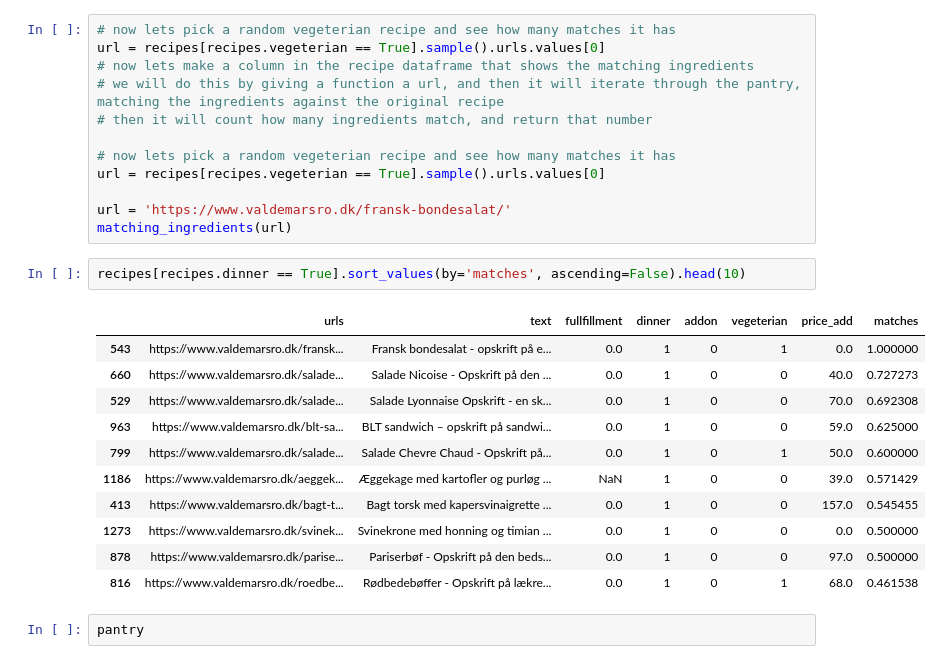
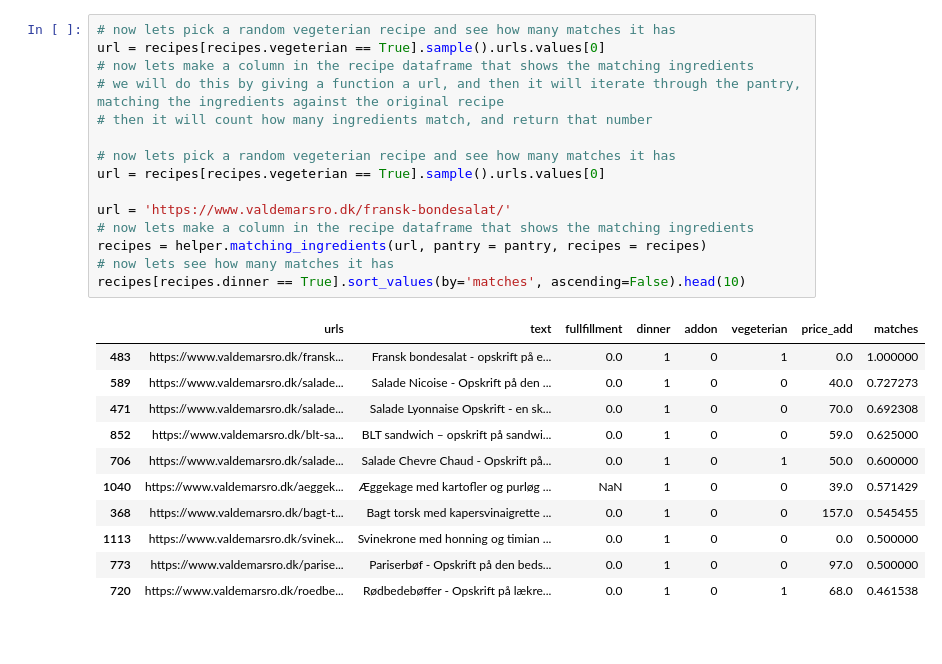
Before and after one commit to Norris36/paideia, a Jupyter notebook: meal_prep/meal_calculation.ipynb, the cells around one changed output. Saved outputs shown, nothing was run; the diff lists cells and outputs as text; blank space fills up the shorter version.

```diff
--- a/meal_prep/meal_calculation.ipynb
+++ b/meal_prep/meal_calculation.ipynb
@@ -163,28 +44,27 @@ recipes
 # %%
 # now lets pick a random vegeterian recipe and see how many matches it has
 url = recipes[recipes.vegeterian == True].sample().urls.values[0]
 # now lets make a column in the recipe dataframe that shows the matching ingredients
 # we will do this by giving a function a url, and then it will iterate through the pantry, matching the ingredients against the original recipe
 # then it will count how many ingredients match, and return that number
 
 # now lets pick a random vegeterian recipe and see how many matches it has
 url = recipes[recipes.vegeterian == True].sample().urls.values[0]
 
 url = 'https://www.valdemarsro.dk/fransk-bondesalat/'
-matching_ingredients(url)
+# now lets make a column in the recipe dataframe that shows the matching ingredients
+recipes = helper.matching_ingredients(url, pantry = pantry, recipes = recipes)
+# now lets see how many matches it has
+recipes[recipes.dinner == True].sort_values(by='matches', ascending=False).head(10)
+# %% [output]
+|  | urls | text | fullfillment | dinner | addon | vegeterian | price_add | matches |
+| 483 | https://www.valdemarsro.dk/fransk... | Fransk bondesalat - opskrift på e... | 0.0 | 1 | 0 | 1 | 0.0 | 1.000000 |
+| 589 | https://www.valdemarsro.dk/salade... | Salade Nicoise - Opskrift på den ... | 0.0 | 1 | 0 | 0 | 40.0 | 0.727273 |
+| 471 | https://www.valdemarsro.dk/salade... | Salade Lyonnaise Opskrift - en sk... | 0.0 | 1 | 0 | 0 | 70.0 | 0.692308 |
+| 852 | https://www.valdemarsro.dk/blt-sa... | BLT sandwich – opskrift på sandwi... | 0.0 | 1 | 0 | 0 | 59.0 | 0.625000 |
+| 706 | https://www.valdemarsro.dk/salade... | Salade Chevre Chaud - Opskrift på... | 0.0 | 1 | 0 | 1 | 50.0 | 0.600000 |
+| 1040 | https://www.valdemarsro.dk/aeggek... | Æggekage med kartofler og purløg ... | NaN | 1 | 0 | 0 | 39.0 | 0.571429 |
+| 368 | https://www.valdemarsro.dk/bagt-t... | Bagt torsk med kapersvinaigrette ... | 0.0 | 1 | 0 | 0 | 157.0 | 0.545455 |
+| 1113 | https://www.valdemarsro.dk/svinek... | Svinekrone med honning og timian ... | 0.0 | 1 | 0 | 0 | 0.0 | 0.500000 |
+| 773 | https://www.valdemarsro.dk/parise... | Pariserbøf - Opskrift på den beds... | 0.0 | 1 | 0 | 0 | 97.0 | 0.500000 |
+| 720 | https://www.valdemarsro.dk/roedbe... | Rødbedebøffer - Opskrift på lækre... | 0.0 | 1 | 0 | 1 | 68.0 | 0.461538 |
-# %%
-recipes[recipes.dinner == True].sort_values(by='matches', ascending=False).head(10)
-# %% [output]
-|  | urls | text | fullfillment | dinner | addon | vegeterian | price_add | matches |
-| 543 | https://www.valdemarsro.dk/fransk... | Fransk bondesalat - opskrift på e... | 0.0 | 1 | 0 | 1 | 0.0 | 1.000000 |
-| 660 | https://www.valdemarsro.dk/salade... | Salade Nicoise - Opskrift på den ... | 0.0 | 1 | 0 | 0 | 40.0 | 0.727273 |
-| 529 | https://www.valdemarsro.dk/salade... | Salade Lyonnaise Opskrift - en sk... | 0.0 | 1 | 0 | 0 | 70.0 | 0.692308 |
-| 963 | https://www.valdemarsro.dk/blt-sa... | BLT sandwich – opskrift på sandwi... | 0.0 | 1 | 0 | 0 | 59.0 | 0.625000 |
-| 799 | https://www.valdemarsro.dk/salade... | Salade Chevre Chaud - Opskrift på... | 0.0 | 1 | 0 | 1 | 50.0 | 0.600000 |
-| 1186 | https://www.valdemarsro.dk/aeggek... | Æggekage med kartofler og purløg ... | NaN | 1 | 0 | 0 | 39.0 | 0.571429 |
-| 413 | https://www.valdemarsro.dk/bagt-t... | Bagt torsk med kapersvinaigrette ... | 0.0 | 1 | 0 | 0 | 157.0 | 0.545455 |
-| 1273 | https://www.valdemarsro.dk/svinek... | Svinekrone med honning og timian ... | 0.0 | 1 | 0 | 0 | 0.0 | 0.500000 |
-| 878 | https://www.valdemarsro.dk/parise... | Pariserbøf - Opskrift på den beds... | 0.0 | 1 | 0 | 0 | 97.0 | 0.500000 |
-| 816 | https://www.valdemarsro.dk/roedbe... | Rødbedebøffer - Opskrift på lækre... | 0.0 | 1 | 0 | 1 | 68.0 | 0.461538 |
-# %%
-pantry
```
Also changed, not shown: parts of 47 cells of this notebook, 15 other files.
